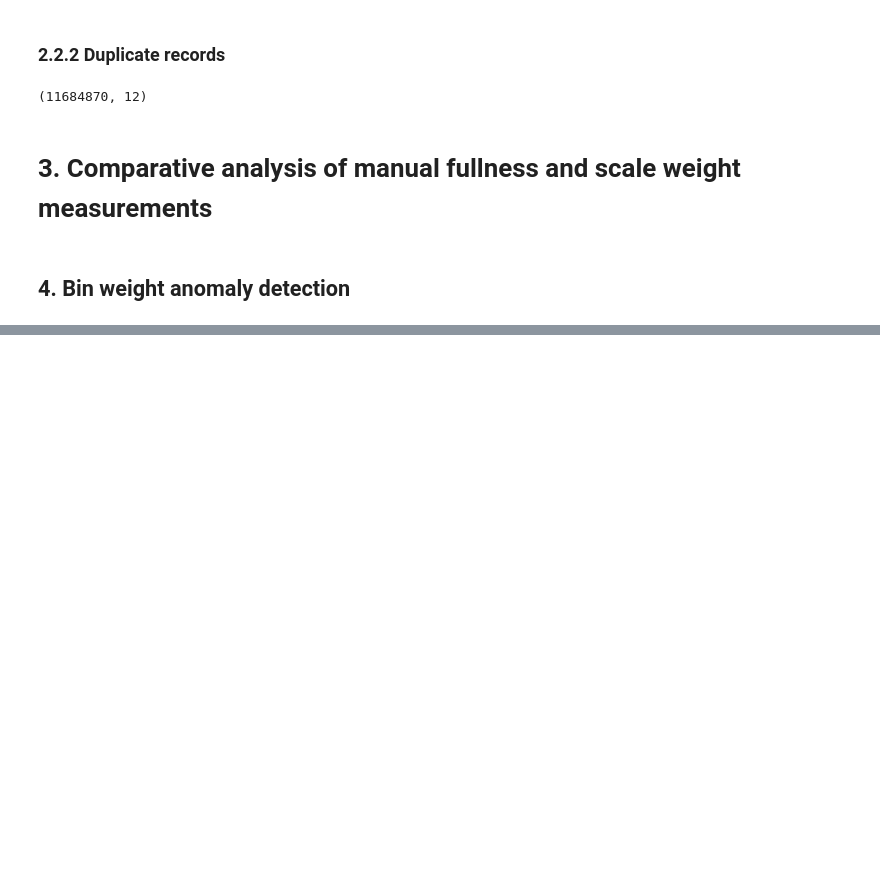
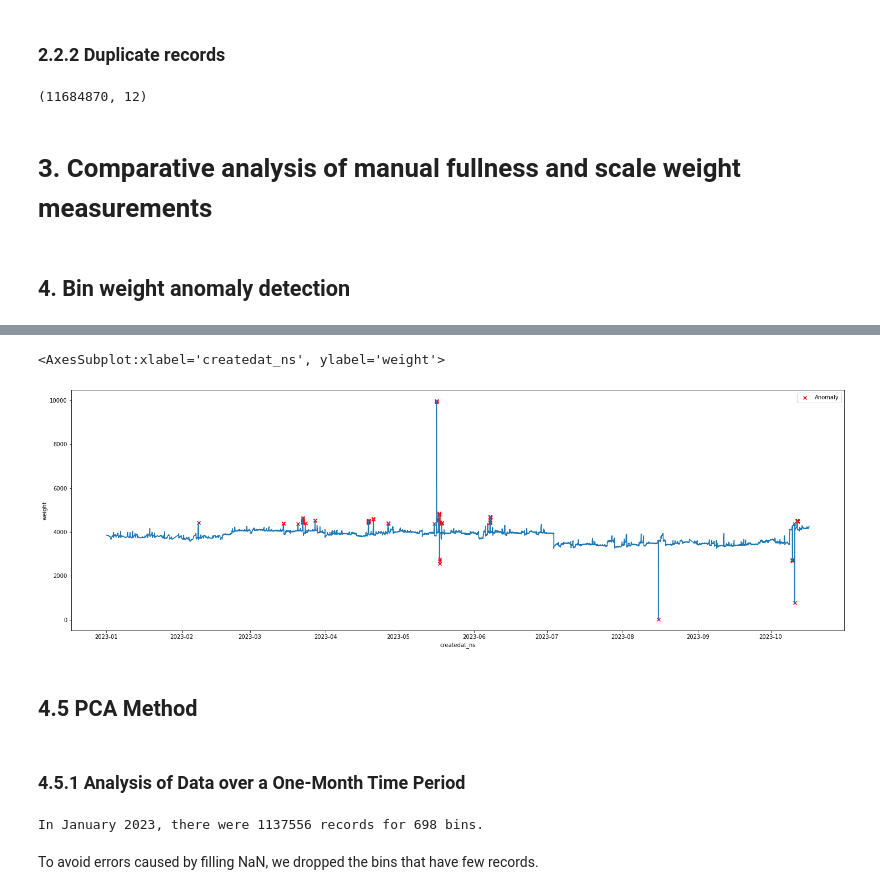
Before and after one commit to BU-Spark/ds-spare-it-scale-calib, a Jupyter notebook: fa23-team/Project_report.ipynb, the cells around one changed output, grey strips where cells are left out. Saved outputs shown, nothing was run; the diff lists cells and outputs as text; code cells hidden in the pictures; blank space fills up the shorter version.

```diff
--- a/fa23-team/Project_report.ipynb
+++ b/fa23-team/Project_report.ipynb
@@ -73,0 +242,17 @@ scale_records_clean = scale_records.drop_duplicates()
+# %%
+# Fit ARIMA model
+order = (1, 0, 5)  #Adjust order for different bins
+model = ARIMA(subset['weight'], order=order)
+fit_model = model.fit()
+
+# Get predictions and residuals
+subset['predicted_weight'] = fit_model.predict(start=subset.index.min(), end=subset.index.max(), dynamic=False)
+subset['residuals'] = subset['weight'] - subset['predicted_weight']
+residual_mean = np.mean(subset['residuals'])
+
+
+# Set a threshold for anomaly detection
+threshold = residual_mean+2.0 * subset['residuals'].std()
+
+# Identify anomalies based on residuals
+subset['anomaly_flag'] = (np.abs(subset['residuals']) > threshold).astype(int)
@@ -73,0 +275,26 @@ scale_records_clean = scale_records.drop_duplicates()
+# %%
+#Anomalies plot
+plt.figure(figsize=(25,8))
+anomaly_points = subset[(subset['bin'] == '3d846cc5-fd15-44f5-88ba-5a5eecd24b03') & subset['anomaly_flag']]
+plt.scatter(anomaly_points['createdat_ns'], anomaly_points['weight'], marker='x', color='red', label='Anomaly')
+sns.lineplot(data=subset,x='createdat_ns',y='weight')
+# %% [output]
+<AxesSubplot:xlabel='createdat_ns', ylabel='weight'>
+[figure, added]
+# %% [markdown]
+## 4.5 PCA Method
+# %% [markdown]
+### 4.5.1 Analysis of Data over a One-Month Time Period
+# %%
+v5_3 = deepcopy(v5)
+
+# Select the records for January 2023
+v5_jan = v5_3.loc[(v5_3.createdat_ns<'2023-02-01 00:00:00') & (v5_3.createdat_ns>='2023-01-01 00:00:00')]
+
+v5_jan.reset_index(drop=True,inplace=True)
+
+print(f"In January 2023, there were {len(v5_jan)} records for {len(v5_jan.bin.unique())} bins.")
+# %% [output]
+In January 2023, there were 1137556 records for 698 bins.
+# %% [markdown]
+To avoid errors caused by filling NaN, we dropped the bins that have few records.
```
Also changed, not shown: parts of 35 cells of this notebook.
